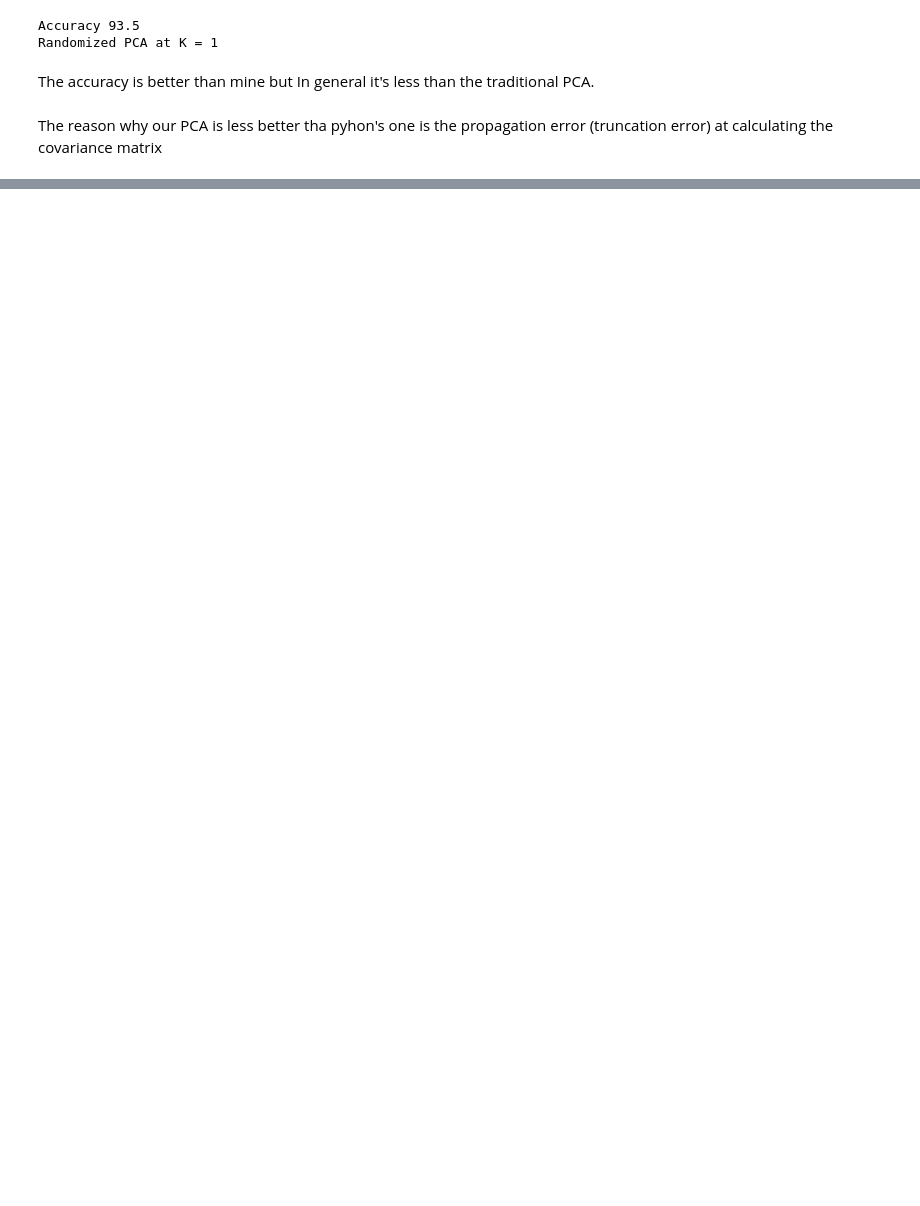
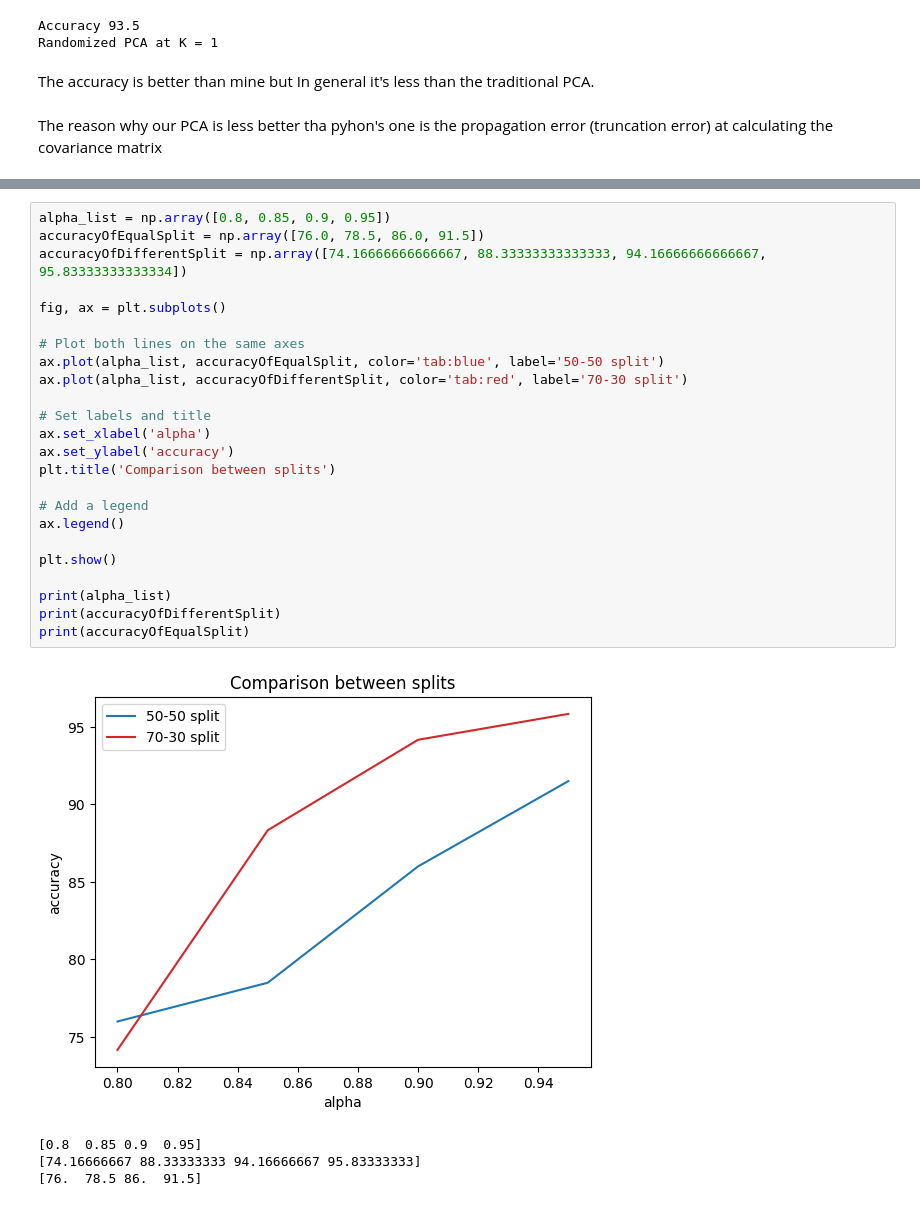
Before and after one commit to mohamedraffeek/FaceRecognition, a Jupyter notebook: pca.ipynb, the cells around one changed output, grey strips where cells are left out. Cells and saved outputs as stored; diff of their text form; blank space fills up the shorter version.

```diff
--- a/pca.ipynb
+++ b/pca.ipynb
@@ -192,0 +229,29 @@ The reason why our PCA is less better tha pyhon's one is the propagation error (
+# %%
+alpha_list = np.array([0.8, 0.85, 0.9, 0.95])
+accuracyOfEqualSplit = np.array([76.0, 78.5, 86.0, 91.5])
+accuracyOfDifferentSplit = np.array([74.16666666666667, 88.33333333333333, 94.16666666666667, 95.83333333333334])
+
+fig, ax = plt.subplots()
+
+# Plot both lines on the same axes
+ax.plot(alpha_list, accuracyOfEqualSplit, color='tab:blue', label='50-50 split')
+ax.plot(alpha_list, accuracyOfDifferentSplit, color='tab:red', label='70-30 split')
+
+# Set labels and title
+ax.set_xlabel('alpha')
+ax.set_ylabel('accuracy')
+plt.title('Comparison between splits')
+
+# Add a legend
+ax.legend()
+
+plt.show()
+
+print(alpha_list)
+print(accuracyOfDifferentSplit)
+print(accuracyOfEqualSplit)
+# %% [output]
+[figure, added]
+[0.8  0.85 0.9  0.95]
+[74.16666667 88.33333333 94.16666667 95.83333333]
+[76.  78.5 86.  91.5]
```
Also changed, not shown: parts of 7 cells of this notebook, 4 other files.
